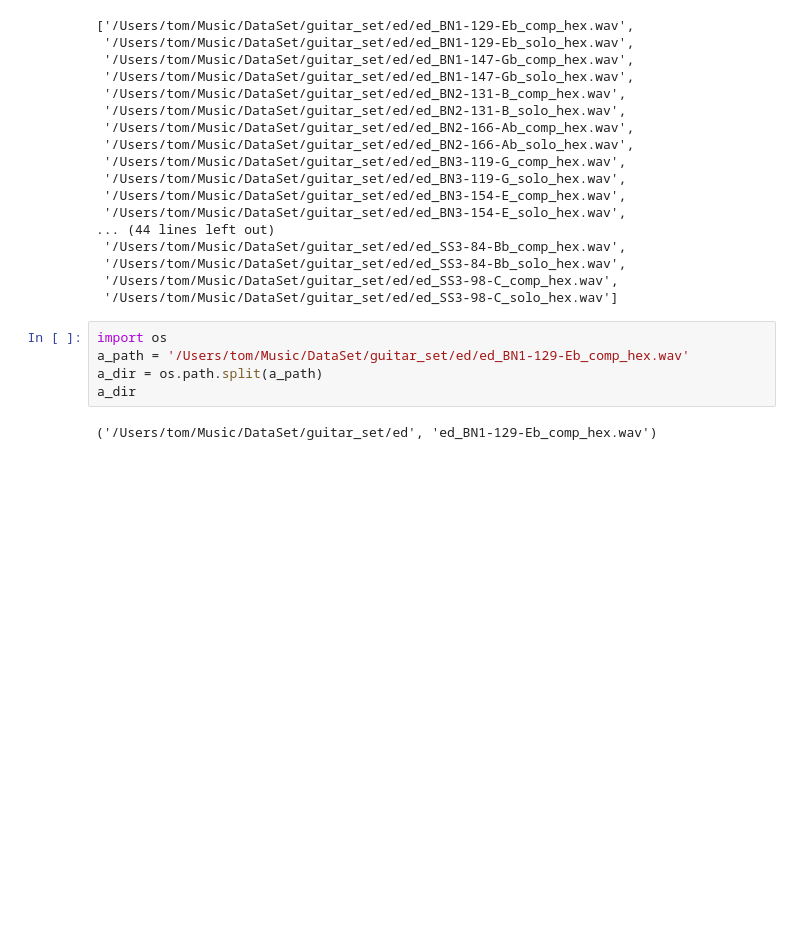
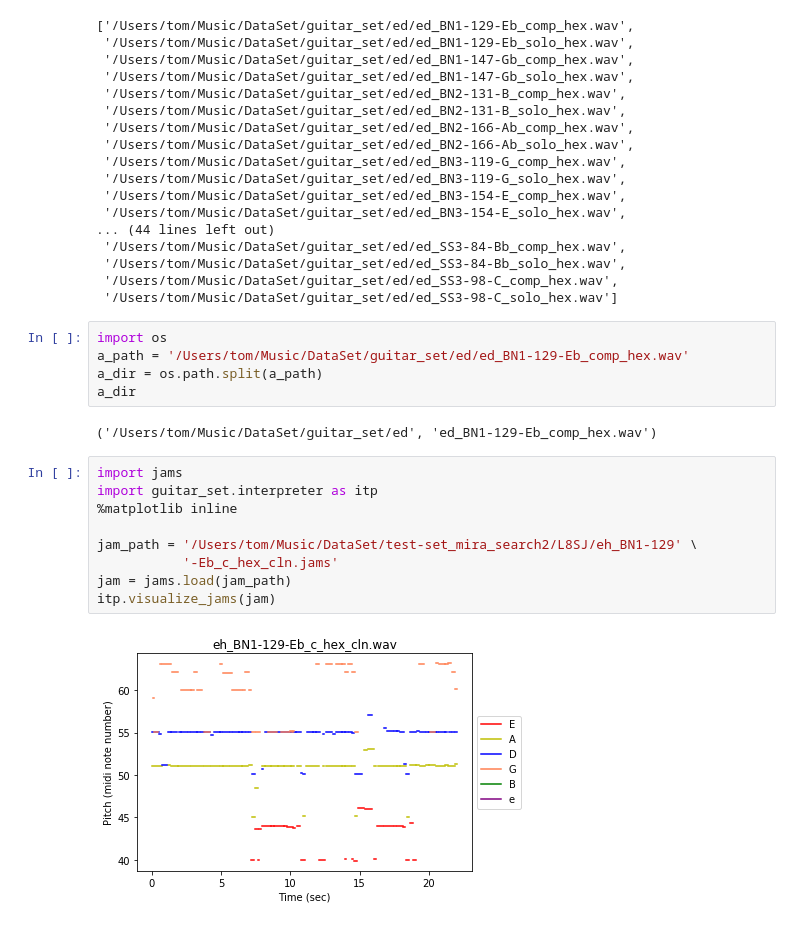
Before and after one commit to tomxi/guitar-set, a Jupyter notebook: guitar_set/notebooks/file_test.ipynb, the cells around one changed output. Saved outputs shown, nothing was run; the diff lists cells and outputs as text; blank space fills up the shorter version.

```diff
--- a/guitar_set/notebooks/file_test.ipynb
+++ b/guitar_set/notebooks/file_test.ipynb
@@ -30,3 +30,14 @@ a_dir = os.path.split(a_path)
 a_dir
 # %% [output]
 ('/Users/tom/Music/DataSet/guitar_set/ed', 'ed_BN1-129-Eb_comp_hex.wav')
+# %%
+import jams
+import guitar_set.interpreter as itp
+%matplotlib inline
+
+jam_path = '/Users/tom/Music/DataSet/test-set_mira_search2/L8SJ/eh_BN1-129' \
+           '-Eb_c_hex_cln.jams'
+jam = jams.load(jam_path)
+itp.visualize_jams(jam)
+# %% [output]
+[figure, added]
```
Also changed, not shown: 6 other files.
